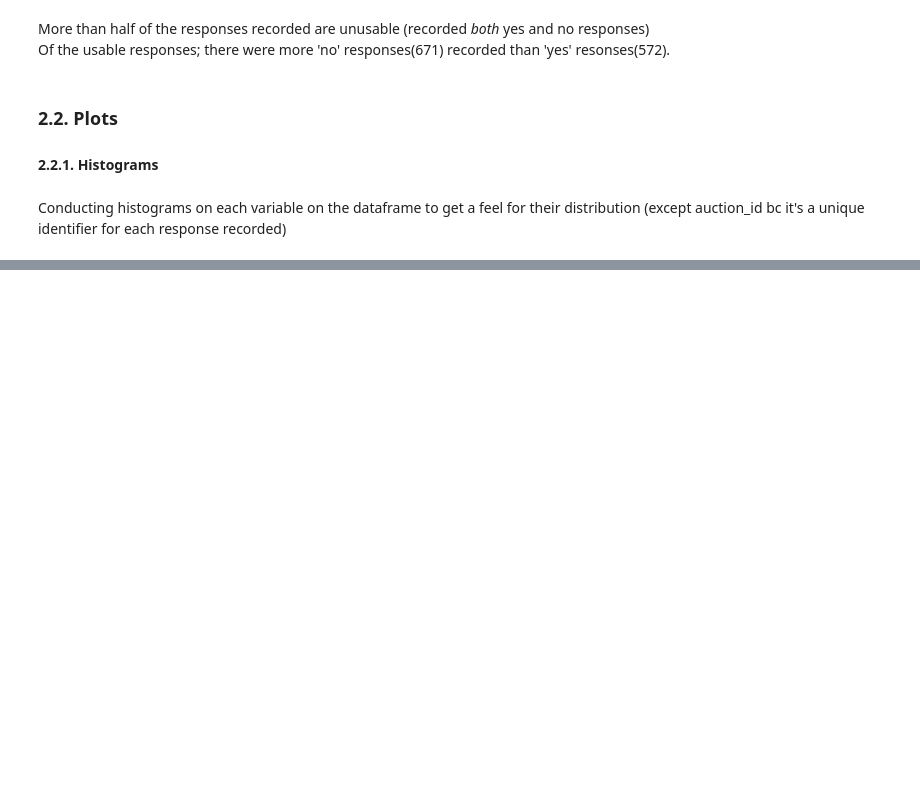
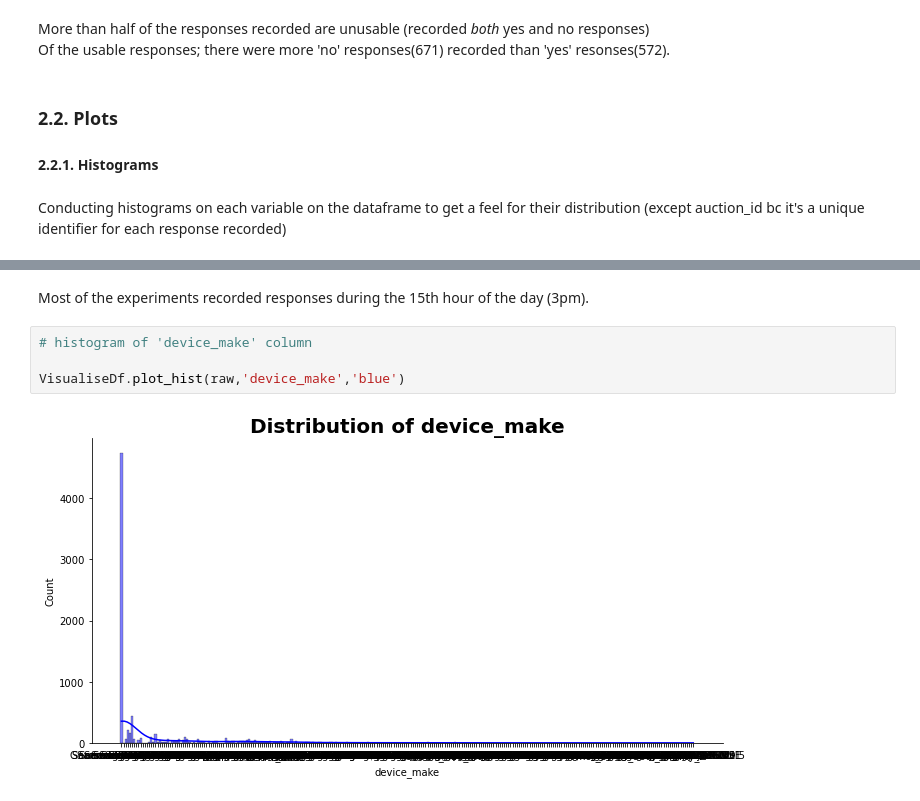
Before and after one commit to Group-6-10Academy/smart_ad_ABtesting, a Jupyter notebook: notebooks/new_EDA.ipynb, the cells around one changed output, grey strips where cells are left out. Saved outputs shown, nothing was run; the diff lists cells and outputs as text; blank space fills up the shorter version.

```diff
--- a/notebooks/new_EDA.ipynb
+++ b/notebooks/new_EDA.ipynb
@@ -315,0 +336,8 @@ Conducting histograms on each variable on the dataframe to get a feel for their
+# %% [markdown]
+Most of the experiments recorded responses during the 15th hour of the day (3pm).
+# %%
+# histogram of 'device_make' column
+
+VisualiseDf.plot_hist(raw,'device_make','blue')
+# %% [output]
+[figure, added]
```
Also changed, not shown: parts of 5 cells of this notebook.
